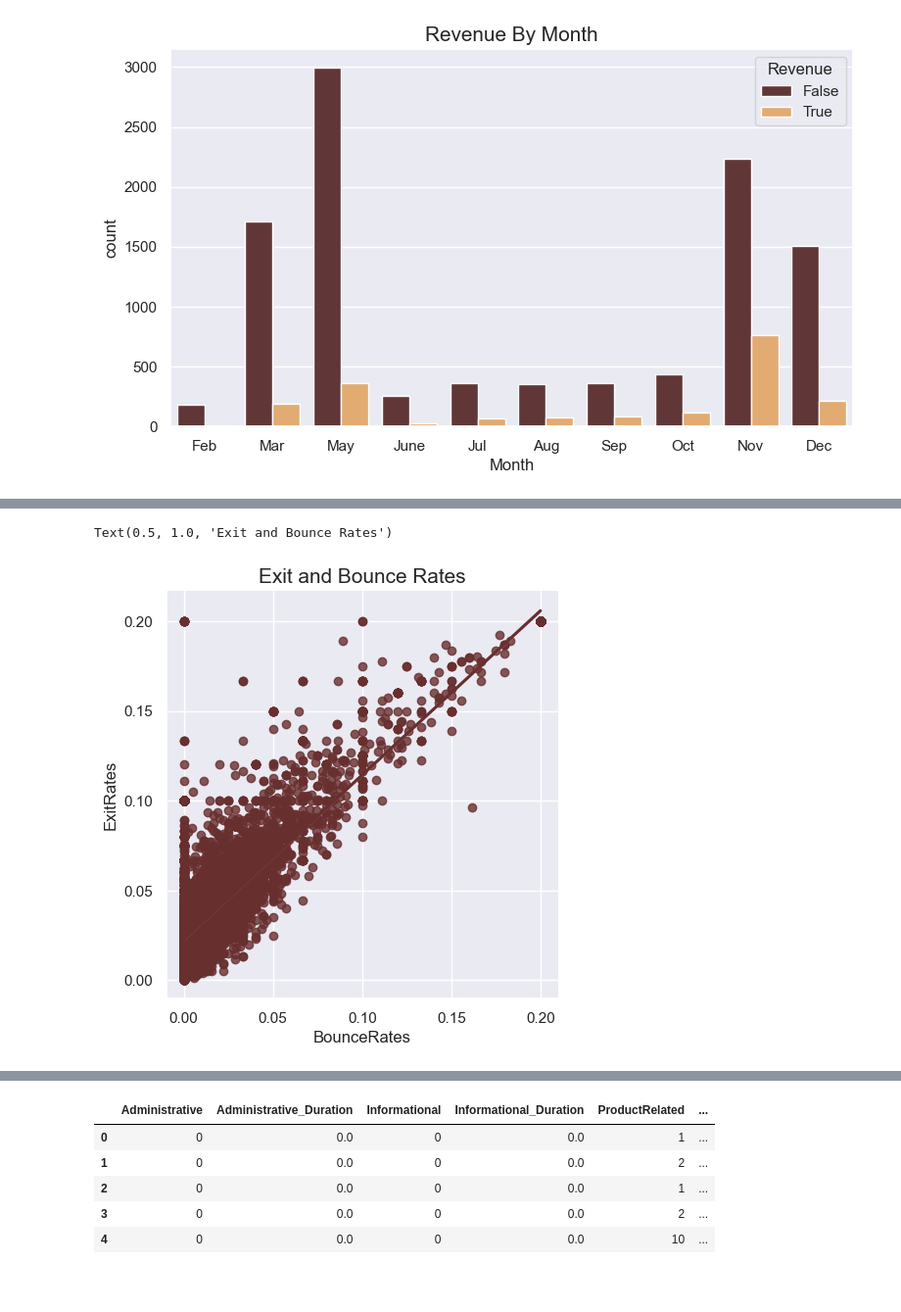
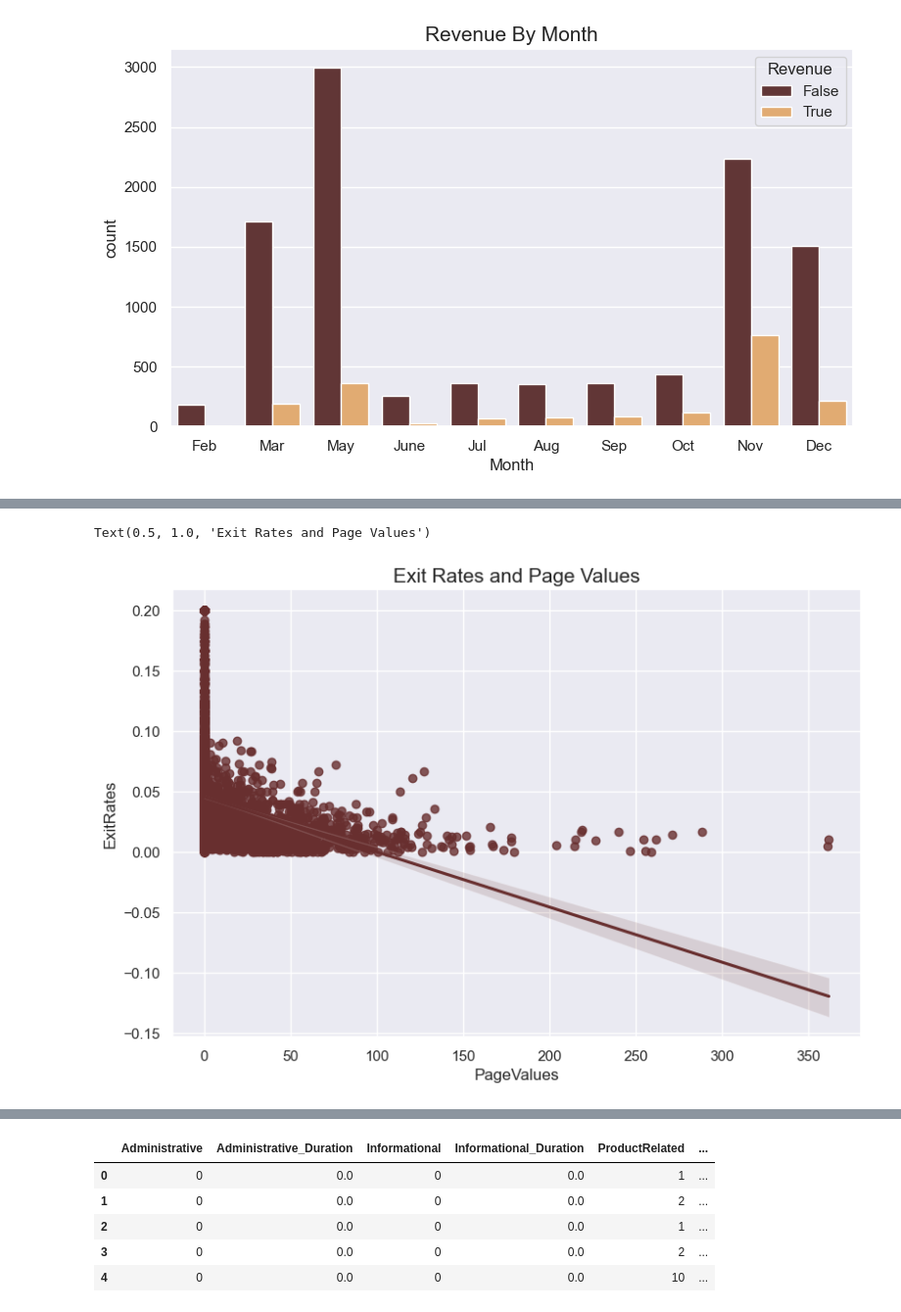
Before and after one commit to nitinjosephrepo/Analyzing-Online-Shopper-Purchase-Intention, a Jupyter notebook: Online-Shopper-Purchase-Intention.ipynb, the cells around one changed output, grey strips where cells are left out. Shown at 98% size. Cells and saved outputs as stored; diff of their text form; code cells hidden in the pictures; blank space fills up the shorter version.

```diff
--- a/Online-Shopper-Purchase-Intention.ipynb
+++ b/Online-Shopper-Purchase-Intention.ipynb
@@ -146,6 +164,7 @@ plt.show()
 # %%
-ax = sns.lmplot(x="BounceRates", y="ExitRates", data=df)
-plt.title('Exit and Bounce Rates', fontsize = 15)
+
+ax = sns.lmplot(x="PageValues", y="ExitRates" , data=df,height=5.5, aspect=1.5)
+plt.title('Exit Rates and Page Values', fontsize = 15)
 # %% [output]
-Text(0.5, 1.0, 'Exit and Bounce Rates')
+Text(0.5, 1.0, 'Exit Rates and Page Values')
-[figure, old version]
+[figure, new version]
```
Also changed, not shown: parts of 25 cells of this notebook.
